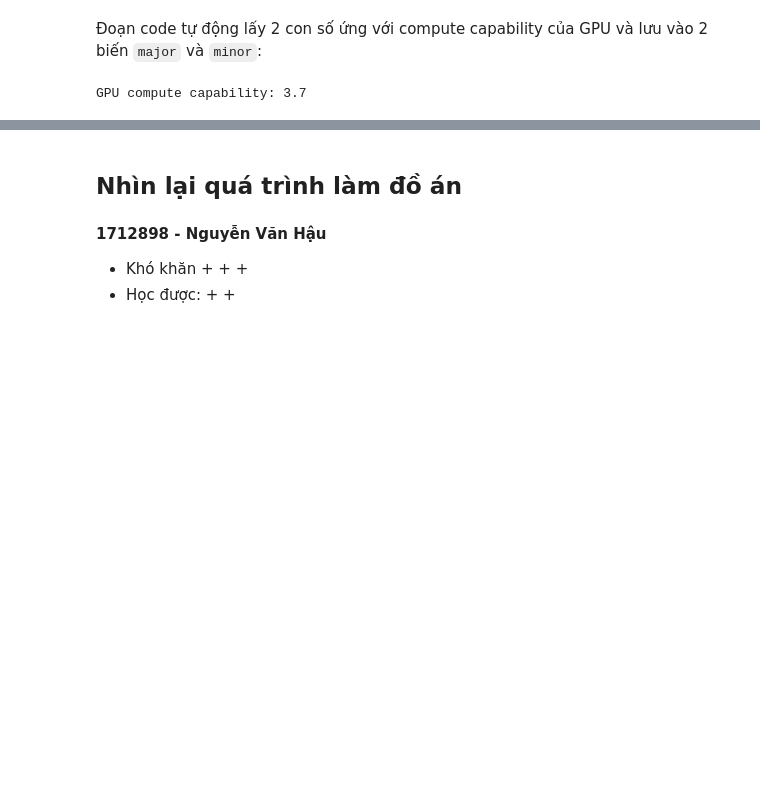
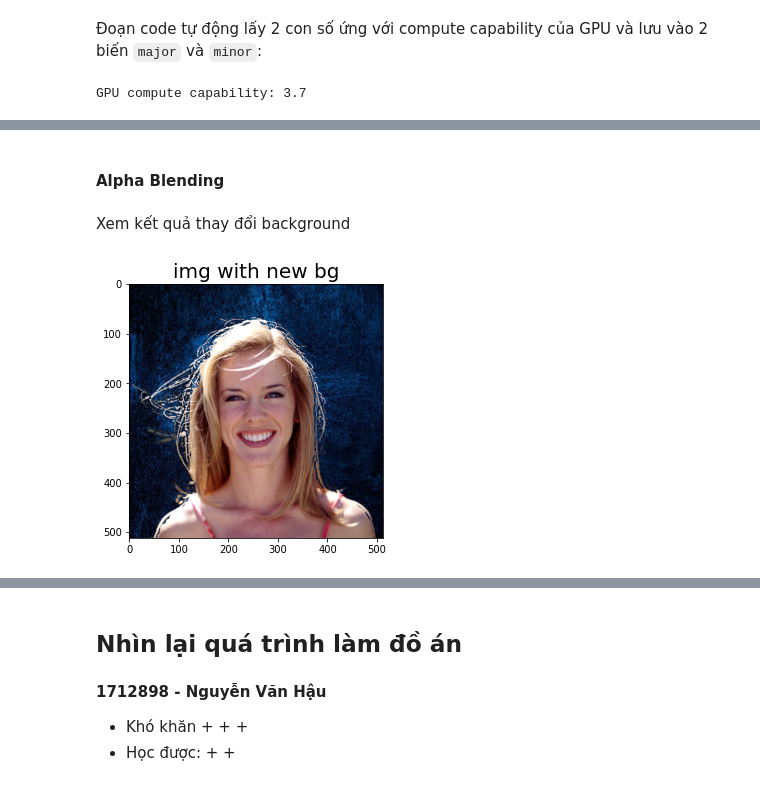
Before and after one commit to mhtn-it/6_APP_Project, a Jupyter notebook: Report.ipynb, the cells around one changed output, grey strips where cells are left out. Cells and saved outputs as stored; diff of their text form; code cells hidden in the pictures; blank space fills up the shorter version.

```diff
--- a/Report.ipynb
+++ b/Report.ipynb
@@ -101,0 +427,32 @@ GPU compute capability: 3.7
+# %% [markdown]
+#### Alpha Blending
+# %%
+def alpha_blend(new_bg,alpha,img):
+    """
+    Hàm thực thi alpha_blend
+
+    Parameters:
+    -----------
+    new_bg: một mảng numpy đại diện cho background mới (có màu)
+    alpha: mảng numpy đại diện cho các chỉ số alpha dùng để matte
+    img: bức ảnh gốc
+
+    Return:
+    -----------
+    Một bức ảnh mới đã đổi background
+    """
+    new_img = np.zeros(new_bg.shape)
+    new_img[:,:,0] = alpha*img[:,:,0] + (1-alpha)*new_bg[:,:,0]
+    new_img[:,:,1] = alpha*img[:,:,1] + (1-alpha)*new_bg[:,:,1]
+    new_img[:,:,2] = alpha*img[:,:,2] + (1-alpha)*new_bg[:,:,2]
+    return np.int64(new_img)
+# %% [markdown]
+Xem kết quả thay đổi background
+# %%
+new_img = alpha_blend(new_bg,all_data['alpha'],img)
+display_img_arr([new_img ], 1,2,(10,10),['img with new bg'])
+
+alpha = all_data['alpha']
+new_img_global = alpha_blend(new_bg,alpha,img )
+# %% [output]
+[figure, added]
```
Also changed, not shown: parts of 35 cells of this notebook.
